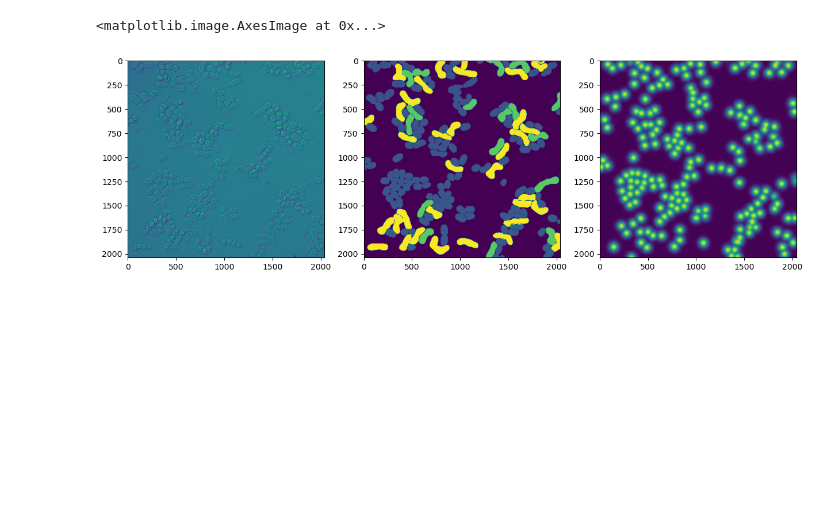
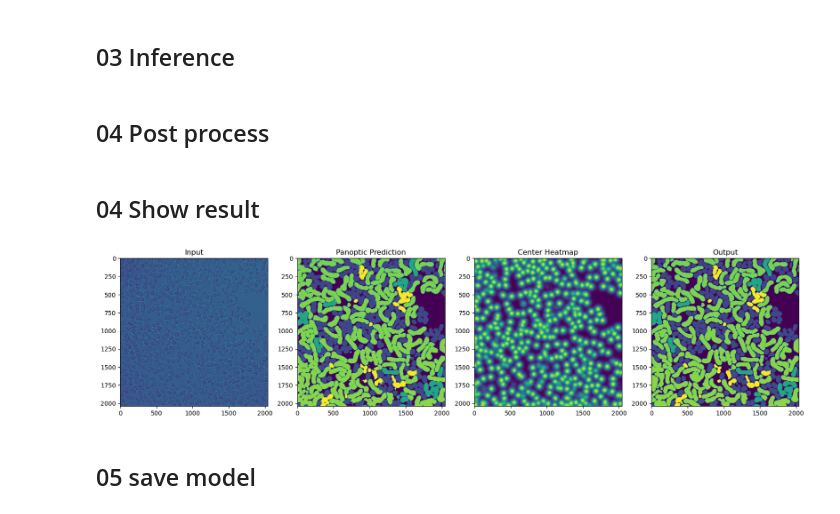
Before and after one commit to wanlanli/deepYeast, a Jupyter notebook: examples/00_STARTFROMHERE.ipynb, the cells around one changed output. Cells and saved outputs as stored; diff of their text form; code cells hidden in the pictures; blank space fills up the shorter version.

```diff
--- a/examples/00_STARTFROMHERE.ipynb
+++ b/examples/00_STARTFROMHERE.ipynb
@@ -15,3 +14,3 @@ To enable them in other operations, rebuild TensorFlow with the appropriate comp
 # %%
-model = tf.saved_model.load("/Users/wlli/project/model_deepyeast_001/save2/")
+model = tf.saved_model.load("../../data/model/")
 # %% [output]
@@ -35,14 +36,27 @@ WARNING:absl:Importing a function (__inference_internal_grad_fn_418067) with ops
 # %%
-file_path = "/Users/wlli/datasets/set7/images/val/val/3306_2040x2040_bin1x1_zStack_02_07_R3D.tif"
-img = imread(file_path)
+file_path = "../../data/image/20220707_yGL0360xyGL0105_06_snapshot_R3D.tif"
+img = imread(file_path)[:,:,0]
+# %% [markdown]
+## 03 Inference
 # %%
 output = model(tf.cast(img.reshape(img.shape[0], img.shape[1], 1), dtype=tf.float16))
+# %% [markdown]
+## 04 Post process
+# %%
+pmask = post_process_panoptic(output["panoptic_pred"][0].numpy(), area_threshold=1000)
+# %% [markdown]
+## 04 Show result
 # %%
-figs, axs = plt.subplots(1,3, figsize=(15,5))
+figs, axs = plt.subplots(1,4, figsize=(20,5))
 axs[0].imshow(img)
+axs[0].title.set_text('Input')
 axs[1].imshow(output['panoptic_pred'][0])
+axs[1].title.set_text('Panoptic Prediction')
 axs[2].imshow(output['center_heatmap'][0])
-# axs[3].imshow(post_ouput)
+axs[2].title.set_text('Center Heatmap')
+axs[3].imshow(pmask)
+axs[3].title.set_text('Output')
 # %% [output]
-<matplotlib.image.AxesImage at 0x...>
-[figure, old version]
+[figure, new version]
+# %% [markdown]
+## 05 save model
```
Also changed, not shown: parts of 7 cells of this notebook, 31 other files.
